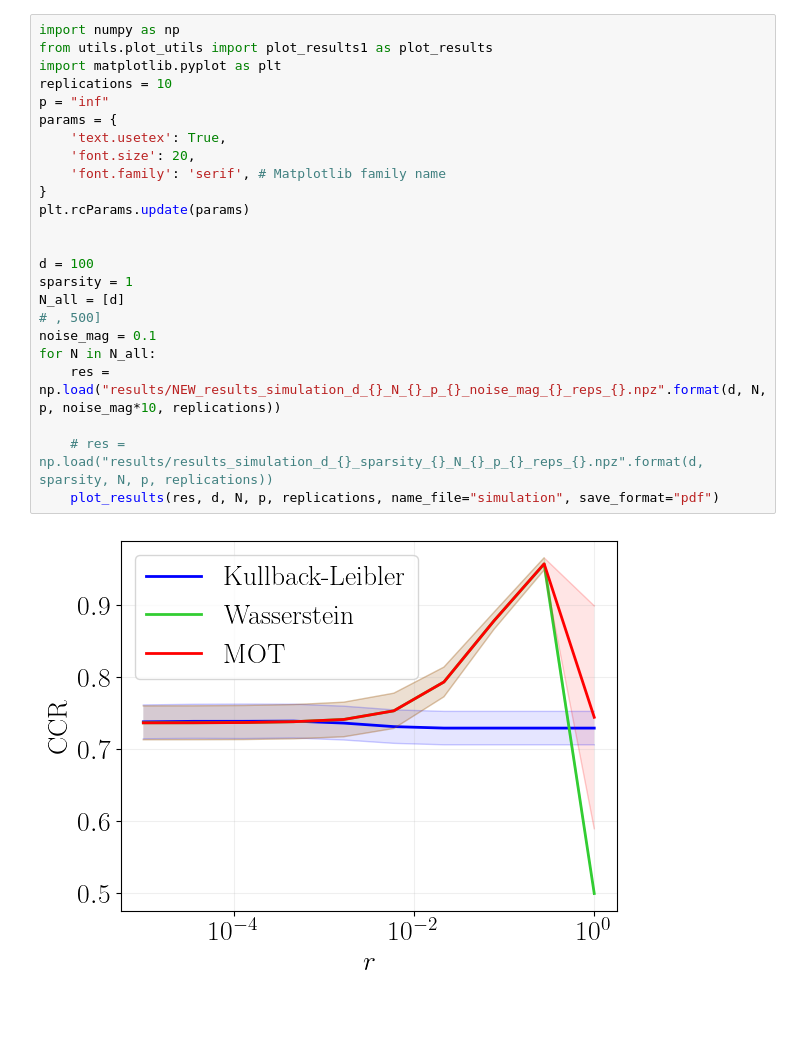
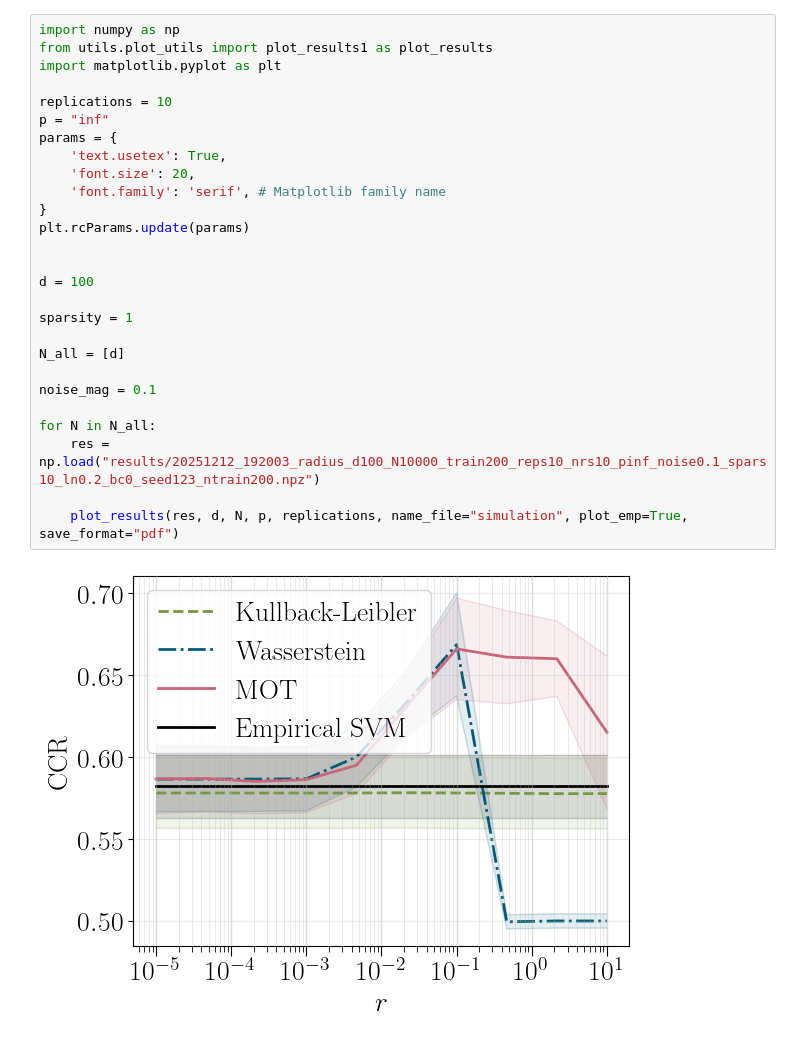
Before and after one commit to BaharTaskesen/Unifying-DRO, a Jupyter notebook: analyse_results.ipynb, the cells around one changed output. Saved outputs shown, nothing was run; the diff lists cells and outputs as text; blank space fills up the shorter version.

```diff
--- a/analyse_results.ipynb
+++ b/analyse_results.ipynb
@@ -1,26 +1,29 @@
 # %%
 import numpy as np
 from utils.plot_utils import plot_results1 as plot_results
 import matplotlib.pyplot as plt
+
 replications = 10
 p = "inf"
 params = {
     'text.usetex': True,
     'font.size': 20,
     'font.family': 'serif', # Matplotlib family name
 }
 plt.rcParams.update(params)
 
 
 d = 100
+
 sparsity = 1
+
 N_all = [d]
-# , 500]
+
 noise_mag = 0.1
+
 for N in N_all:
-    res = np.load("results/NEW_results_simulation_d_{}_N_{}_p_{}_noise_mag_{}_reps_{}.npz".format(d, N, p, noise_mag*10, replications))
+    res = np.load("results/20251212_192003_radius_d100_N10000_train200_reps10_nrs10_pinf_noise0.1_spars10_ln0.2_bc0_seed123_ntrain200.npz")
 
-    # res = np.load("results/results_simulation_d_{}_sparsity_{}_N_{}_p_{}_reps_{}.npz".format(d, sparsity, N, p, replications))
-    plot_results(res, d, N, p, replications, name_file="simulation", save_format="pdf")
+    plot_results(res, d, N, p, replications, name_file="simulation", plot_emp=True, save_format="pdf")
 # %% [output]
-[figure, old version]
+[figure, new version]
```
Also changed, not shown: parts of 3 cells of this notebook, 16 other files.
